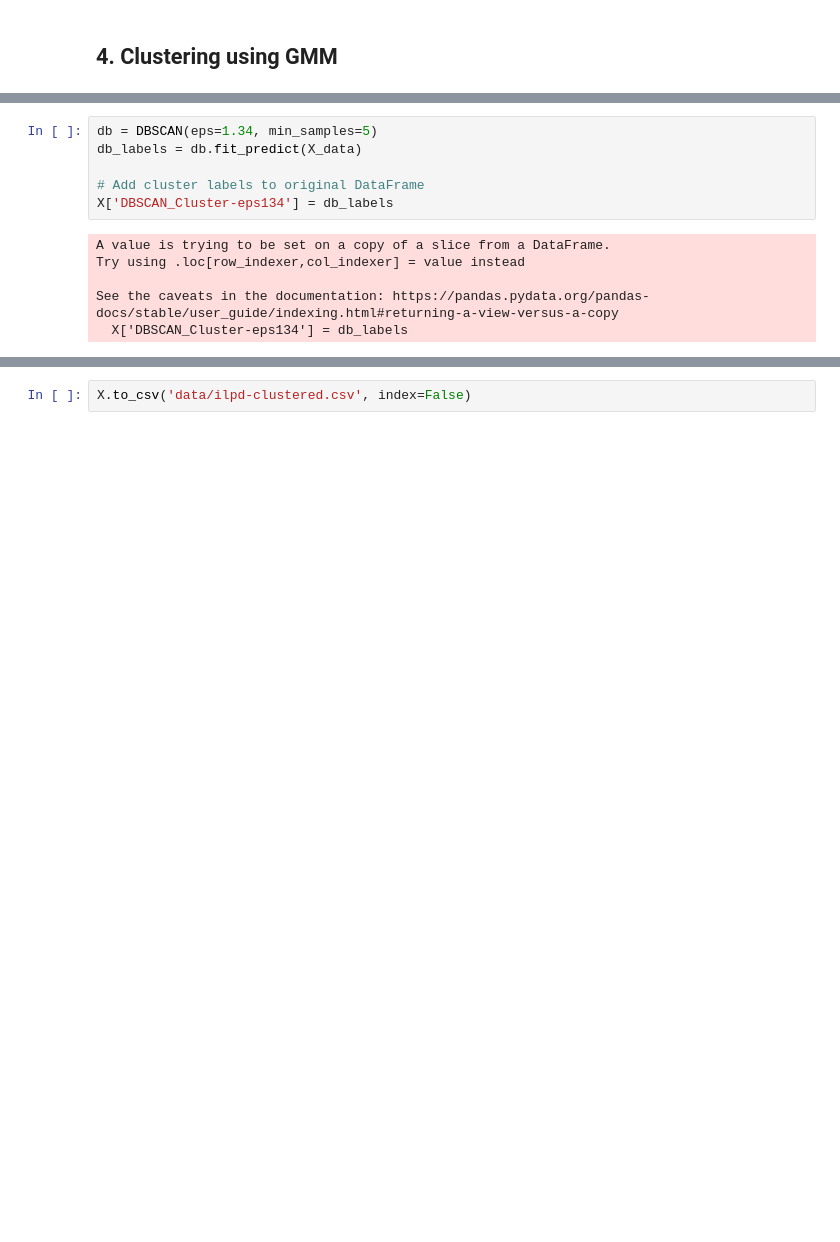
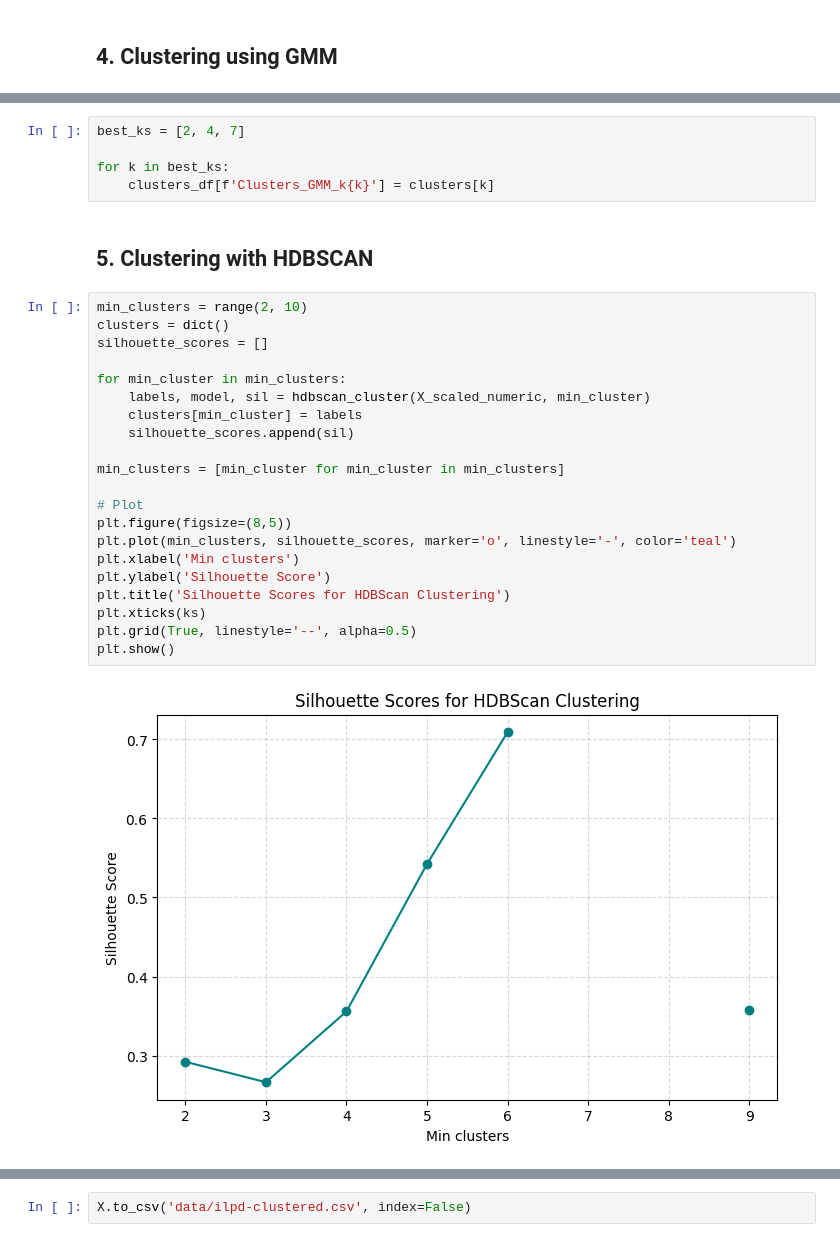
Before and after one commit to Filippo-Corti/ExplainableClustering, a Jupyter notebook: clustering.ipynb, the cells around one changed output, grey strips where cells are left out. Drawn from its saved outputs; the diff is of its cells as text; blank space fills up the shorter version.

```diff
--- a/clustering.ipynb
+++ b/clustering.ipynb
@@ -315,12 +153,30 @@ eps=2.00 - Clusters=1 - Silhouette=nan
-# %%
-db = DBSCAN(eps=1.34, min_samples=5)
-db_labels = db.fit_predict(X_data)
-
-# Add cluster labels to original DataFrame
-X['DBSCAN_Cluster-eps134'] = db_labels
-# %% [output]
-A value is trying to be set on a copy of a slice from a DataFrame.
-Try using .loc[row_indexer,col_indexer] = value instead
-
-See the caveats in the documentation: https://pandas.pydata.org/pandas-docs/stable/user_guide/indexing.html#returning-a-view-versus-a-copy
-  X['DBSCAN_Cluster-eps134'] = db_labels
+# %%
+best_ks = [2, 4, 7]
+
+for k in best_ks:
+    clusters_df[f'Clusters_GMM_k{k}'] = clusters[k]
+# %% [markdown]
+## 5. Clustering with HDBSCAN
+# %%
+min_clusters = range(2, 10)
+clusters = dict()
+silhouette_scores = []
+
+for min_cluster in min_clusters:
+    labels, model, sil = hdbscan_cluster(X_scaled_numeric, min_cluster)
+    clusters[min_cluster] = labels
+    silhouette_scores.append(sil)
+
+min_clusters = [min_cluster for min_cluster in min_clusters]
+
+# Plot
+plt.figure(figsize=(8,5))
+plt.plot(min_clusters, silhouette_scores, marker='o', linestyle='-', color='teal')
+plt.xlabel('Min clusters')
+plt.ylabel('Silhouette Score')
+plt.title('Silhouette Scores for HDBScan Clustering')
+plt.xticks(ks)
+plt.grid(True, linestyle='--', alpha=0.5)
+plt.show()
+# %% [output]
+[figure, added]
```
Also changed, not shown: parts of 23 cells of this notebook, 7 other files.
